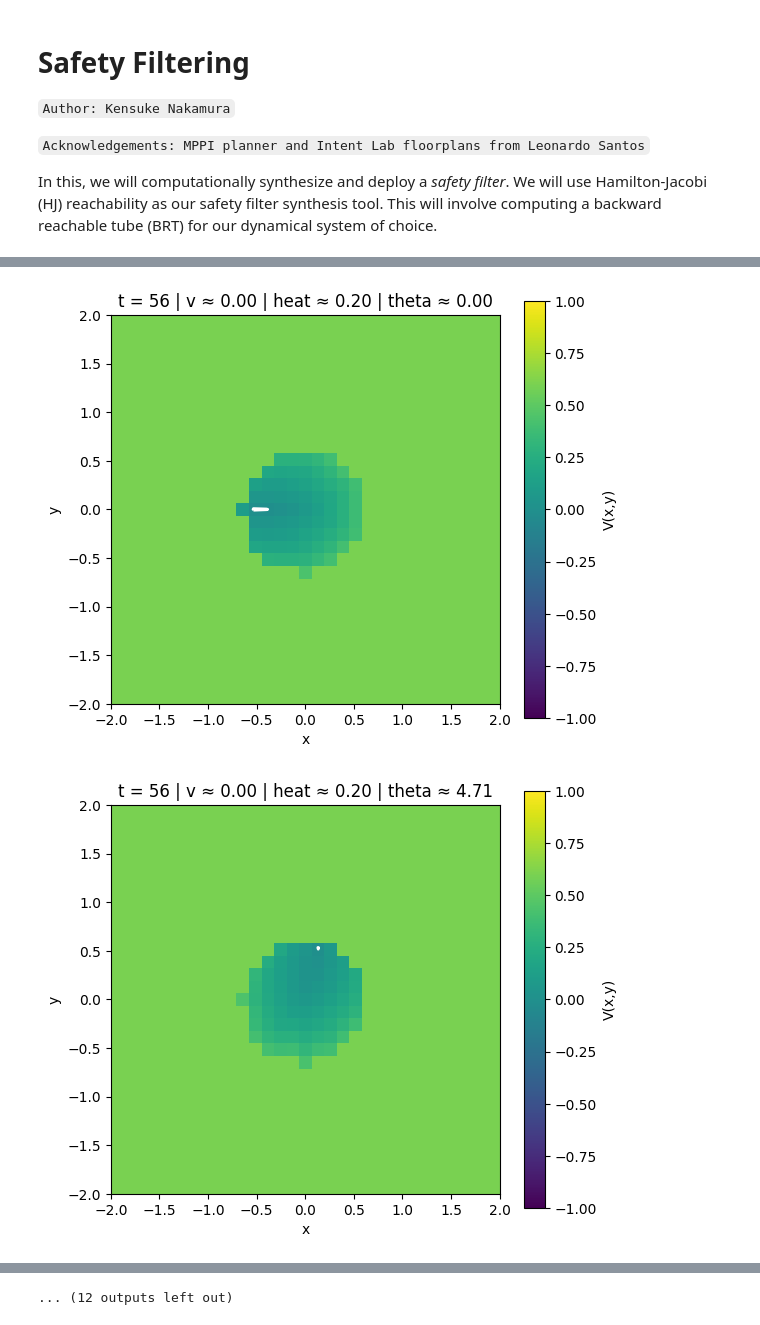
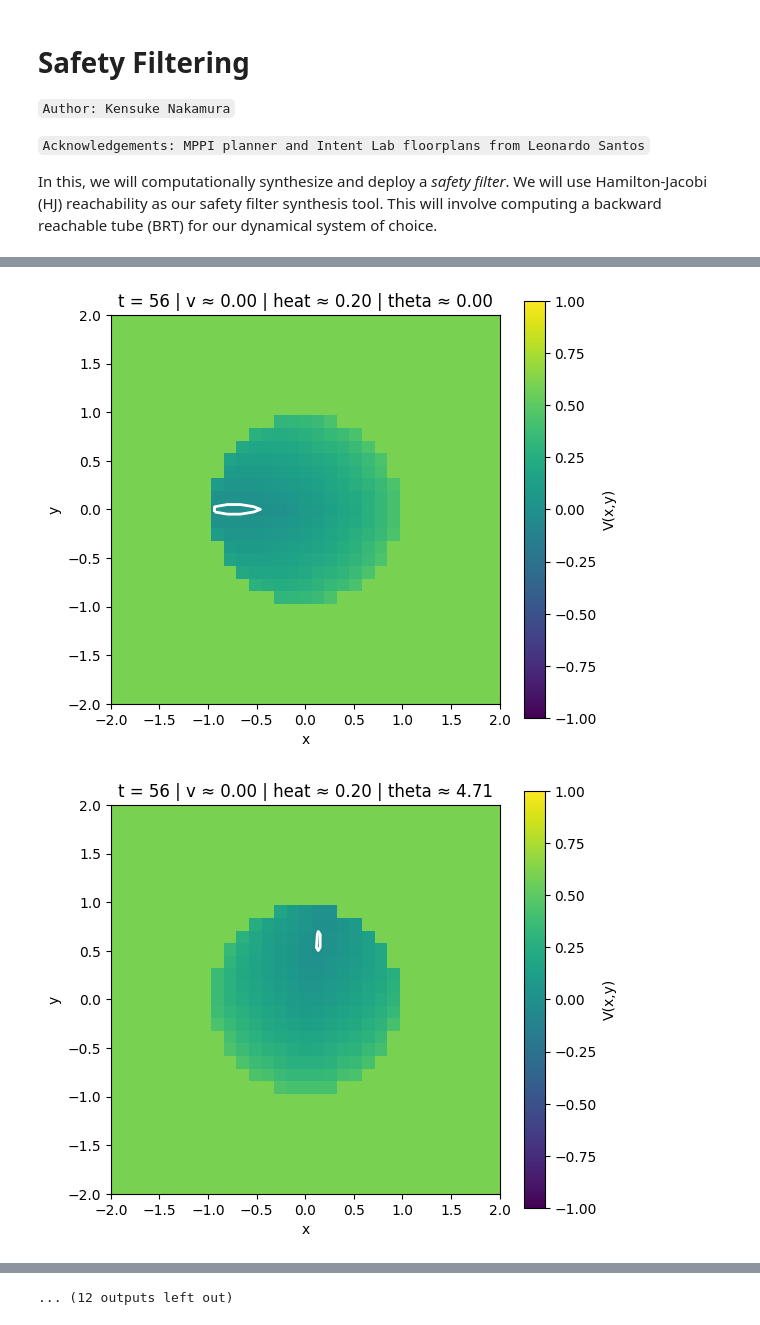
Before and after one commit to mattkiim/PytorchReachability, a Jupyter notebook: scripts/dubins_gt_heat_vel.ipynb, the cells around one changed output, grey strips where cells are left out. Drawn from its saved outputs; the diff is of its cells as text; code cells hidden in the pictures.

Commit message:
fix: grid for Dubins ground truth

```diff
--- a/scripts/dubins_gt_heat_vel.ipynb
+++ b/scripts/dubins_gt_heat_vel.ipynb
@@ -233,8 +233,7 @@ class Dubins3DWithHeat(dynamics.ControlAndDisturbanceAffineDynamics):
         ])
 # %%
 dim = 31
-xy_dim = 41
-heat_dim = 21
+xy_dim = 31
 # %%
 import jax.numpy as jnp
 import numpy as np
@@ -244,10 +243,10 @@ import hj_reachability as hj
 dyn_sys = Dubins3DWithHeat(max_accel=1.0)
 
 # Grid bounds for: x, y, psi, v, h
-grid_min = np.array([-1.5, -1.5, 0., 0., 0.])       # meters, radians, m/s, heat
-grid_max = np.array([1.5,  1.5, 2 * np.pi, 1., 1.0]) # meters, radians, m/s, heat
+grid_min = np.array([-1.0, -1.0, 0., 0., 0.])       # meters, radians, m/s, heat
+grid_max = np.array([1.0,  1.0, 2 * np.pi, 1., 1.0]) # meters, radians, m/s, heat
 
-num_cells = (dim, dim, dim, dim, dim)
+num_cells = (xy_dim, xy_dim, dim, dim, dim)
 
 # Define grid (with periodicity on heading dimension = index 2)
 grid = hj.Grid.from_lattice_parameters_and_boundary_conditions(
@@ -347,8 +346,8 @@ for heat_value, vel in product(heat_values, vels):
 # world extents (replace with your config if you have them)
 x_min, x_max = -2.0, 2.0
 y_min, y_max = -2.0, 2.0
-xs = np.linspace(x_min, x_max, dim)
-ys = np.linspace(y_min, y_max, dim)
+xs = np.linspace(x_min, x_max, xy_dim)
+ys = np.linspace(y_min, y_max, xy_dim)
 XX, YY = np.meshgrid(xs, ys, indexing="xy")
 
 for heat_value, vel in product(heat_values, vels):
@@ -357,7 +356,7 @@ for heat_value, vel in product(heat_values, vels):
         theta_idx  = find_closest_index(theta, theta_values)
         vel_idx    = find_closest_index(vel, vel_values)
 
-        V = np.array(target_values[-1, :, :, theta_idx, heat_idx, vel_idx])  # shape (dim, dim)
+        V = np.array(target_values[-1, :, :, theta_idx, vel_idx, heat_idx])  # shape (dim, dim)
         key = f"theta_{theta:.4f}_{vel:.4f}_{heat_value:.4f}_rad"
         saved_slices[key] = V
 
@@ -383,42 +395,42 @@ for heat_value, vel in product(heat_values, vels):
 theta_values = jnp.linspace(0, 2 * jnp.pi, dim)
 vel_values = jnp.linspace(0, 1, dim)
 heat_values = [0.2, 0.4, 0.6, 0.8]
-thetas = [0, 3*np.pi/2]
+thetas = [0]
 vels = [0., 0.5, 1.0]
 
 x_min, x_max = -2.0, 2.0
 y_min, y_max = -2.0, 2.0
-xs = np.linspace(x_min, x_max, dim)
-ys = np.linspace(y_min, y_max, dim)
+xs = np.linspace(x_min, x_max, xy_dim)
+ys = np.linspace(y_min, y_max, xy_dim)
 XX, YY = np.meshgrid(xs, ys, indexing="xy")
 
 for heat_value, vel in product(heat_values, vels):
     for theta in thetas:
         heat_idx   = find_closest_index(heat_value, jnp.linspace(0, 1, dim))
         theta_idx  = find_closest_index(theta, theta_values)
         vel_idx    = find_closest_index(vel, vel_values)
 
         V = np.array(target_values[-1, :, :, theta_idx, vel_idx, heat_idx])  # shape (dim, dim)
         key = f"theta_{theta:.4f}_{vel:.4f}_{heat_value:.4f}_rad"
         saved_slices[key] = V
 
         fig, ax = plt.subplots(figsize=(6, 5))
         im = ax.imshow(
             V.T, origin='lower', cmap='viridis', norm=norm,
             extent=[x_min, x_max, y_min, y_max],  # makes axes world units
             aspect='equal'
         )
 
         # --- BRT contour: level set V(x,y) = 0 ---
         cs = ax.contour(
             XX, YY, V.T, levels=[0.0], colors='w', linewidths=2
         )
 
         ax.set_title(f"t = {target_values.shape[0]-1} | v ≈ {float(vel_values[vel_idx]):.2f} | heat ≈ {heat_value:.2f} | theta ≈ {theta:.2f}")
         ax.set_xlabel("x"); ax.set_ylabel("y")
         plt.colorbar(im, ax=ax, label="V(x,y)")
         plt.tight_layout()
         plt.show()
 # %% [output]
-[figure, old version]
+[figure, new version]
-[figure, old version]
+[figure, new version]
```
Also changed, not shown: parts of 5 cells of this notebook.
